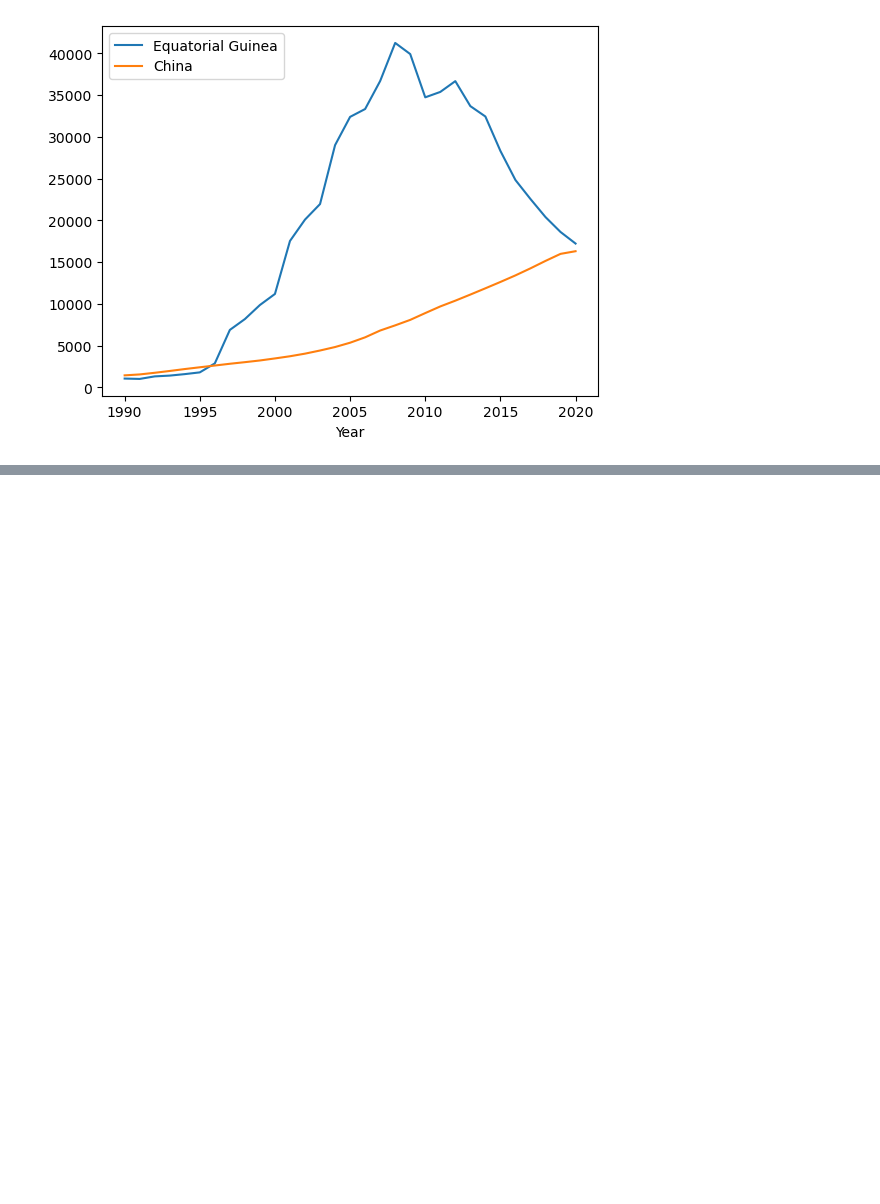
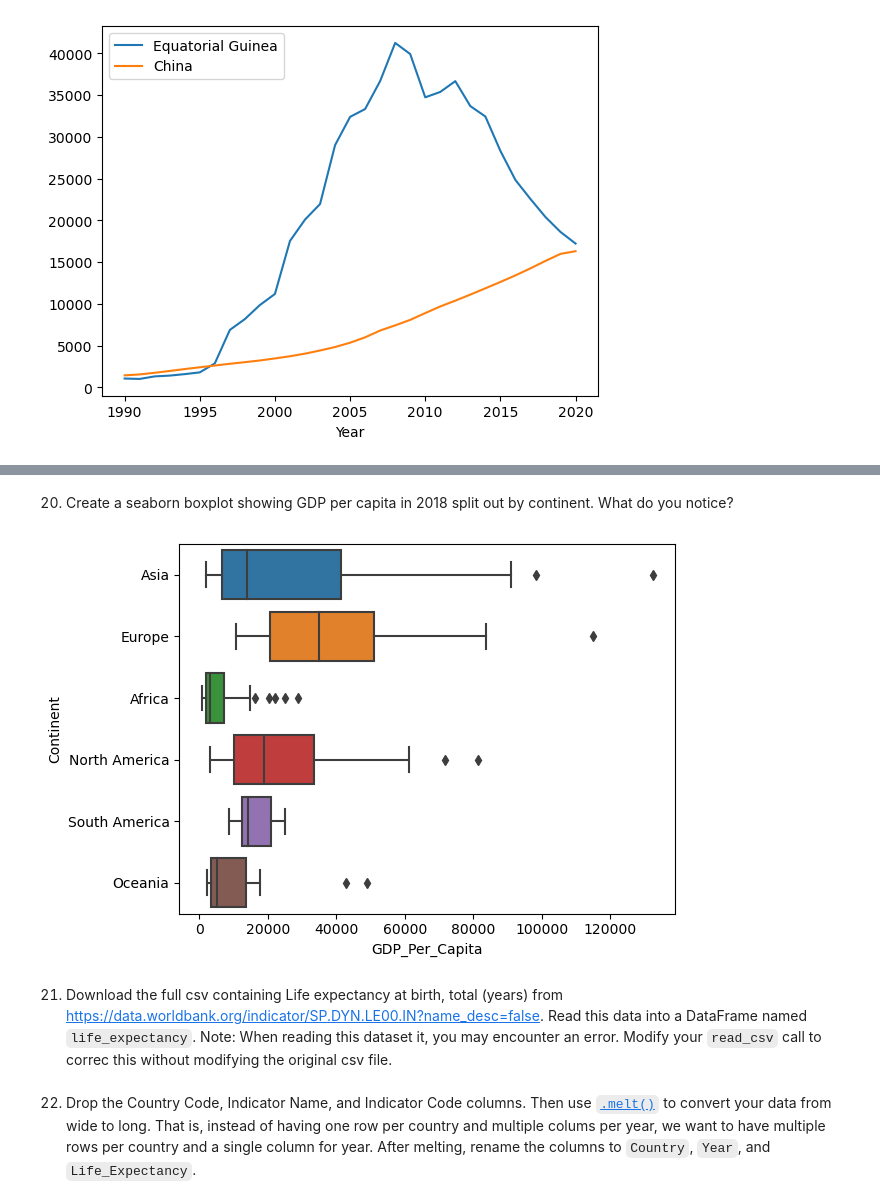
Before and after one commit to nss-data-science-cohort-7/un-exploration-tomoumer, a Jupyter notebook: notebooks/UN_Data_Exploration.ipynb, the cells around one changed output, grey strips where cells are left out. Saved outputs shown, nothing was run; the diff lists cells and outputs as text; code cells hidden in the pictures; blank space fills up the shorter version.

```diff
--- a/notebooks/UN_Data_Exploration.ipynb
+++ b/notebooks/UN_Data_Exploration.ipynb
@@ -263,0 +240,9 @@ dtype: object
+# %% [markdown]
+
+20. Create a seaborn boxplot showing GDP per capita in 2018 split out by continent. What do you notice?
+# %%
+sns.boxplot(data=gdp_df.loc[gdp_df['Year'] == 2018], x='GDP_Per_Capita', y='Continent');
+# %% [output]
+[figure, added]
+# %% [markdown]
+21. Download the full csv containing Life expectancy at birth, total (years) from [https://data.worldbank.org/indicator/SP.DYN.LE00.IN?name_desc=false](https://data.worldbank.org/indicator/SP.DYN.LE00.IN?name_desc=false). Read this data into a DataFrame named `life_expectancy`. Note: When reading this dataset it, you may encounter an error. Modify your `read_csv` call to correc this without modifying the original csv file.
@@ -263,0 +251,2 @@ dtype: object
+# %% [markdown]
+22. Drop the Country Code, Indicator Name, and Indicator Code columns. Then use [`.melt()`](https://pandas.pydata.org/docs/reference/api/pandas.melt.html) to convert your data from wide to long. That is, instead of having one row per country and multiple colums per year, we want to have multiple rows per country and a single column for year. After melting, rename the columns to `Country`, `Year`, and `Life_Expectancy`.
```
Also changed, not shown: parts of 33 cells of this notebook.
